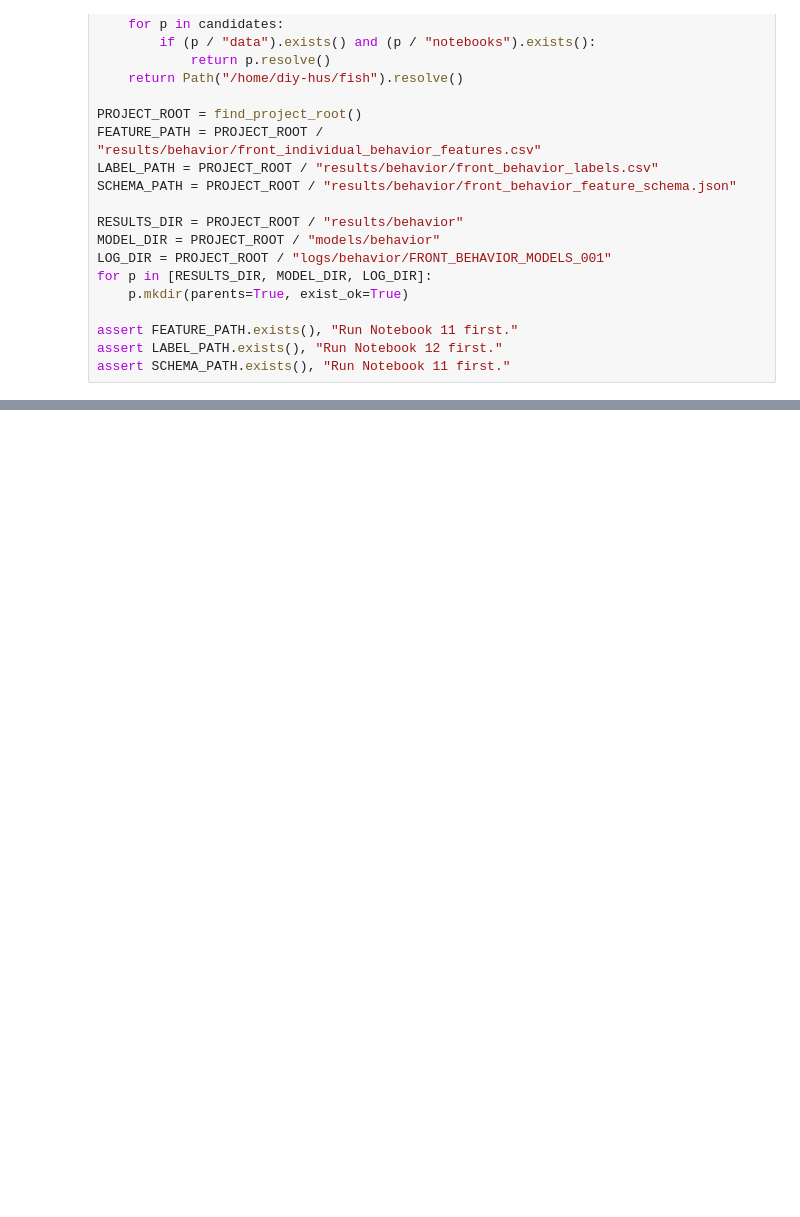
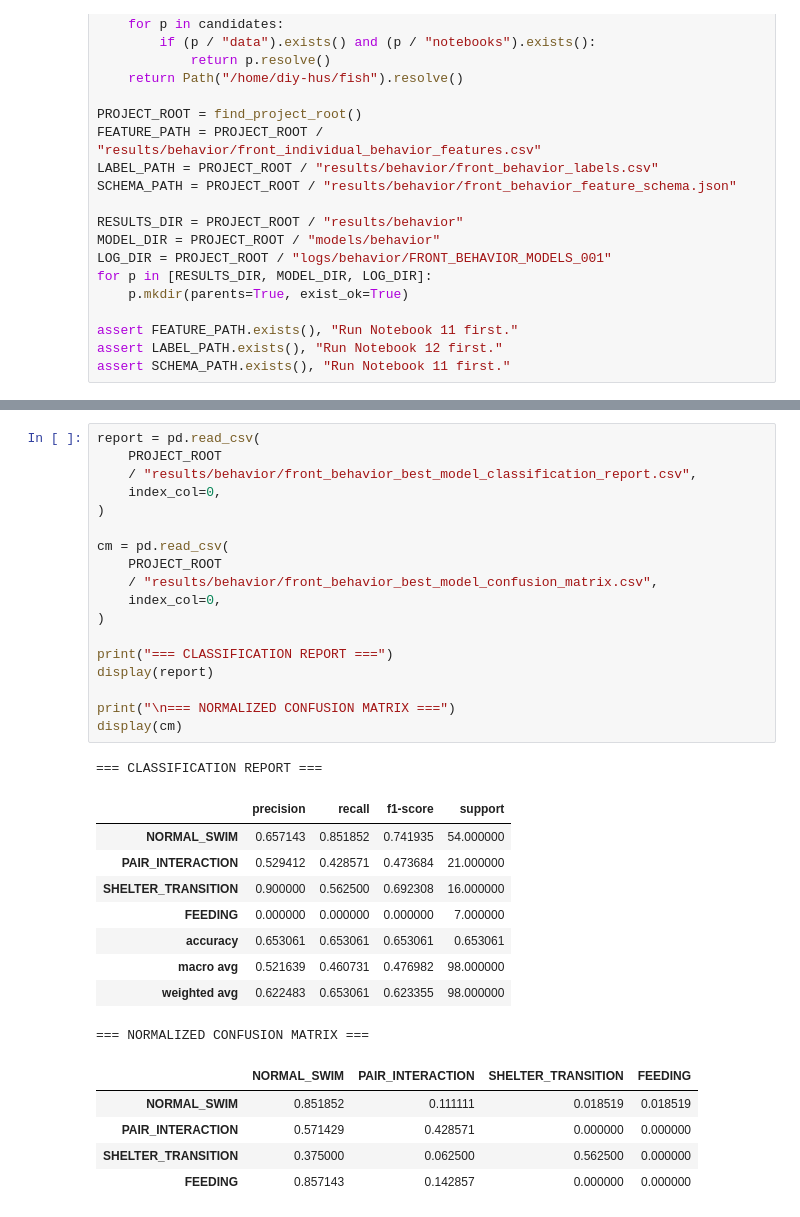
Before and after one commit to khkt-tn/fish, a Jupyter notebook: notebooks/13_front_behavior_models.ipynb, the cells around one changed output, grey strips where cells are left out. Cells and saved outputs as stored; diff of their text form; blank space fills up the shorter version.

Commit message:
Update detection evaluation and behavior features

```diff
--- a/notebooks/13_front_behavior_models.ipynb
+++ b/notebooks/13_front_behavior_models.ipynb
@@ -844,0 +920,34 @@ print(
+# %%
+report = pd.read_csv(
+    PROJECT_ROOT
+    / "results/behavior/front_behavior_best_model_classification_report.csv",
+    index_col=0,
+)
+
+cm = pd.read_csv(
+    PROJECT_ROOT
+    / "results/behavior/front_behavior_best_model_confusion_matrix.csv",
+    index_col=0,
+)
+
+print("=== CLASSIFICATION REPORT ===")
+display(report)
+
+print("\n=== NORMALIZED CONFUSION MATRIX ===")
+display(cm)
+# %% [output]
+=== CLASSIFICATION REPORT ===
+|  | precision | recall | f1-score | support |
+| NORMAL_SWIM | 0.657143 | 0.851852 | 0.741935 | 54.000000 |
+| PAIR_INTERACTION | 0.529412 | 0.428571 | 0.473684 | 21.000000 |
+| SHELTER_TRANSITION | 0.900000 | 0.562500 | 0.692308 | 16.000000 |
+| FEEDING | 0.000000 | 0.000000 | 0.000000 | 7.000000 |
+| accuracy | 0.653061 | 0.653061 | 0.653061 | 0.653061 |
+| macro avg | 0.521639 | 0.460731 | 0.476982 | 98.000000 |
+| weighted avg | 0.622483 | 0.653061 | 0.623355 | 98.000000 |
+=== NORMALIZED CONFUSION MATRIX ===
+|  | NORMAL_SWIM | PAIR_INTERACTION | SHELTER_TRANSITION | FEEDING |
+| NORMAL_SWIM | 0.851852 | 0.111111 | 0.018519 | 0.018519 |
+| PAIR_INTERACTION | 0.571429 | 0.428571 | 0.000000 | 0.000000 |
+| SHELTER_TRANSITION | 0.375000 | 0.062500 | 0.562500 | 0.000000 |
+| FEEDING | 0.857143 | 0.142857 | 0.000000 | 0.000000 |
```
Also changed, not shown: parts of 8 cells of this notebook, 5 other files.
